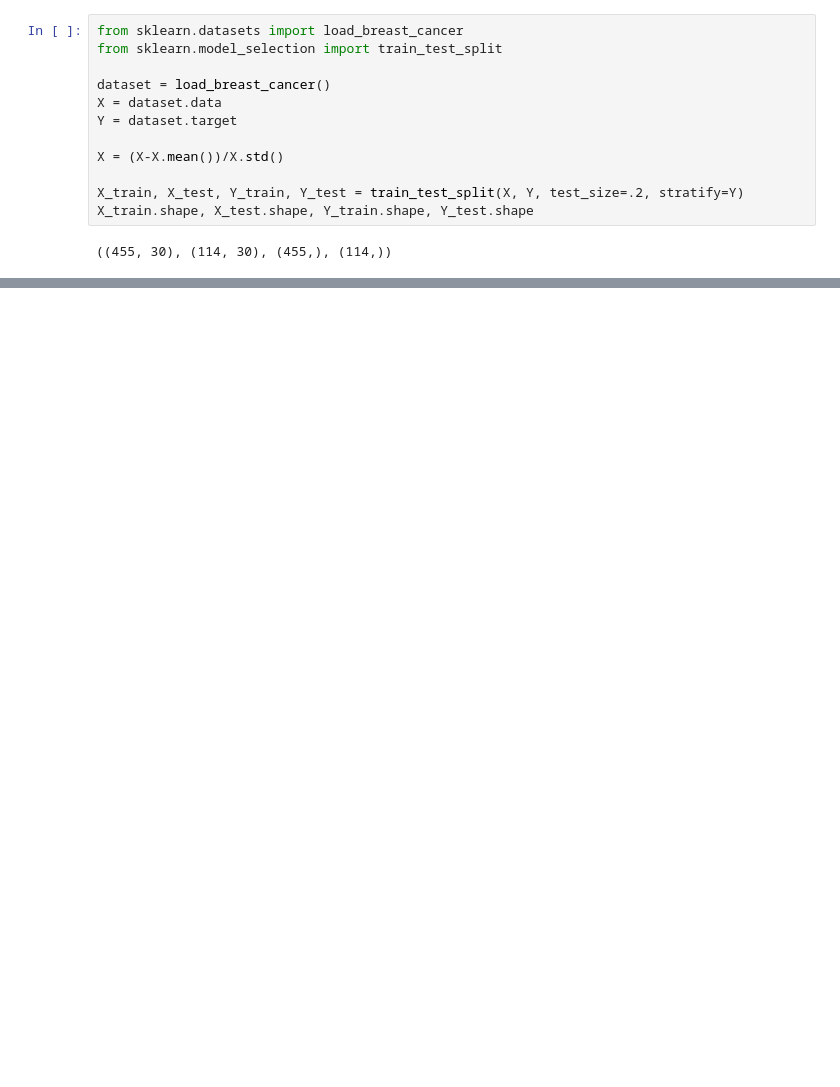
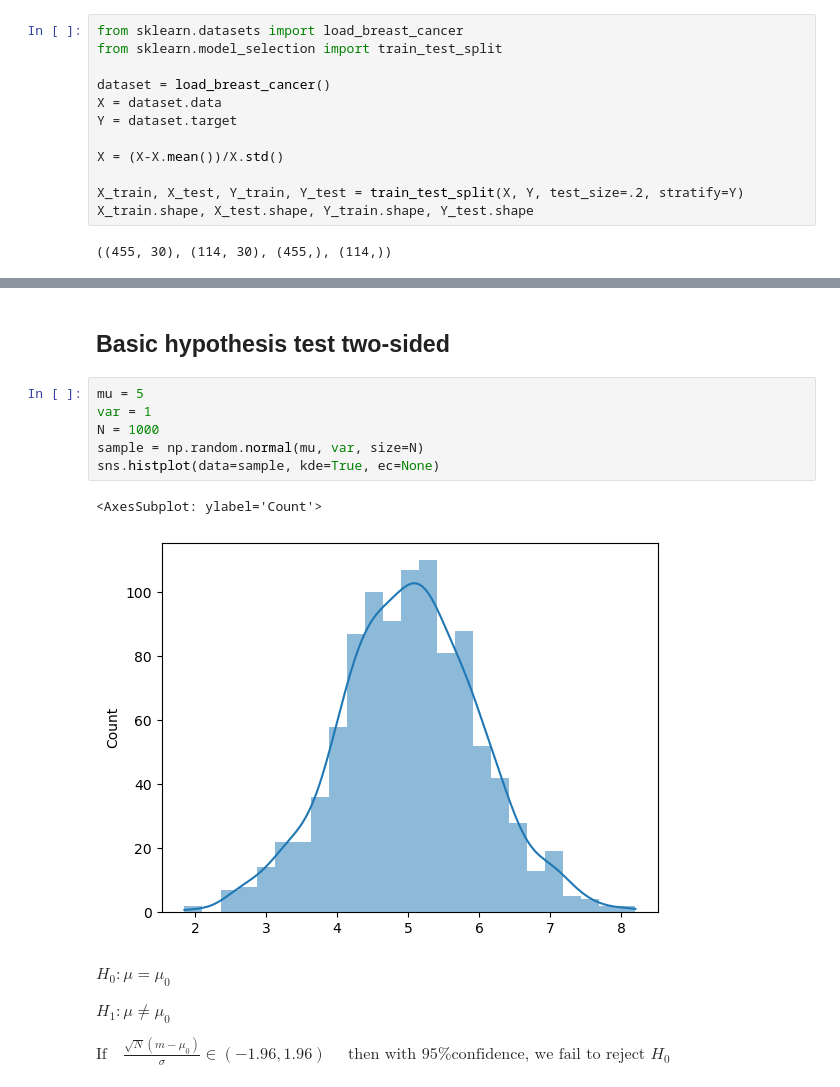
Before and after one commit to Janko-dev/ml_notebooks, a Jupyter notebook: notebooks/experiments.ipynb, the cells around one changed output, grey strips where cells are left out. Drawn from its saved outputs; the diff is of its cells as text; blank space fills up the shorter version.

```diff
--- a/notebooks/experiments.ipynb
+++ b/notebooks/experiments.ipynb
@@ -96,0 +104,19 @@ plt.legend()
+# %% [markdown]
+## Basic hypothesis test two-sided
+# %%
+mu = 5
+var = 1
+N = 1000
+sample = np.random.normal(mu, var, size=N)
+sns.histplot(data=sample, kde=True, ec=None)
+# %% [output]
+<AxesSubplot: ylabel='Count'>
+[figure, added]
+# %% [markdown]
+$H_0: \mu = \mu_0$
+
+$H_1: \mu \neq \mu_0$
+
+$
+    \text{If}\quad \frac{\sqrt{N} (m - \mu_0)}{\sigma} \in (-1.96, 1.96) \quad\text{ then with 95\% confidence, we fail to reject } H_0
+$
```
Also changed, not shown: parts of 36 cells of this notebook.
